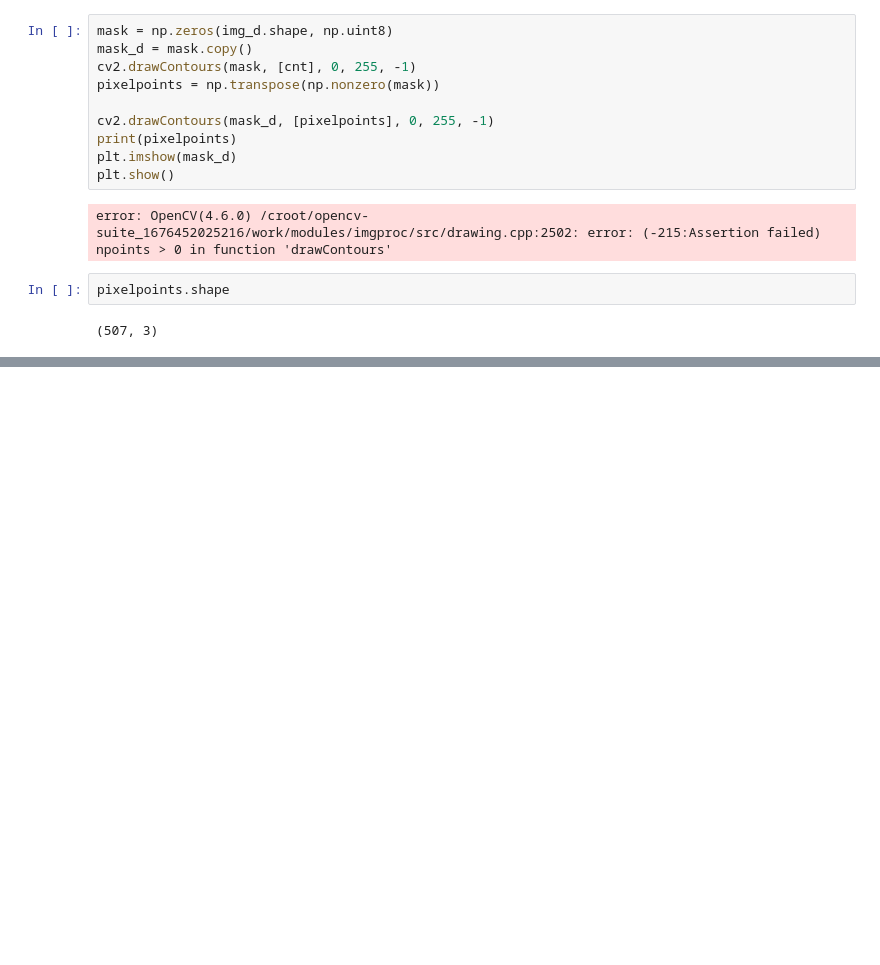
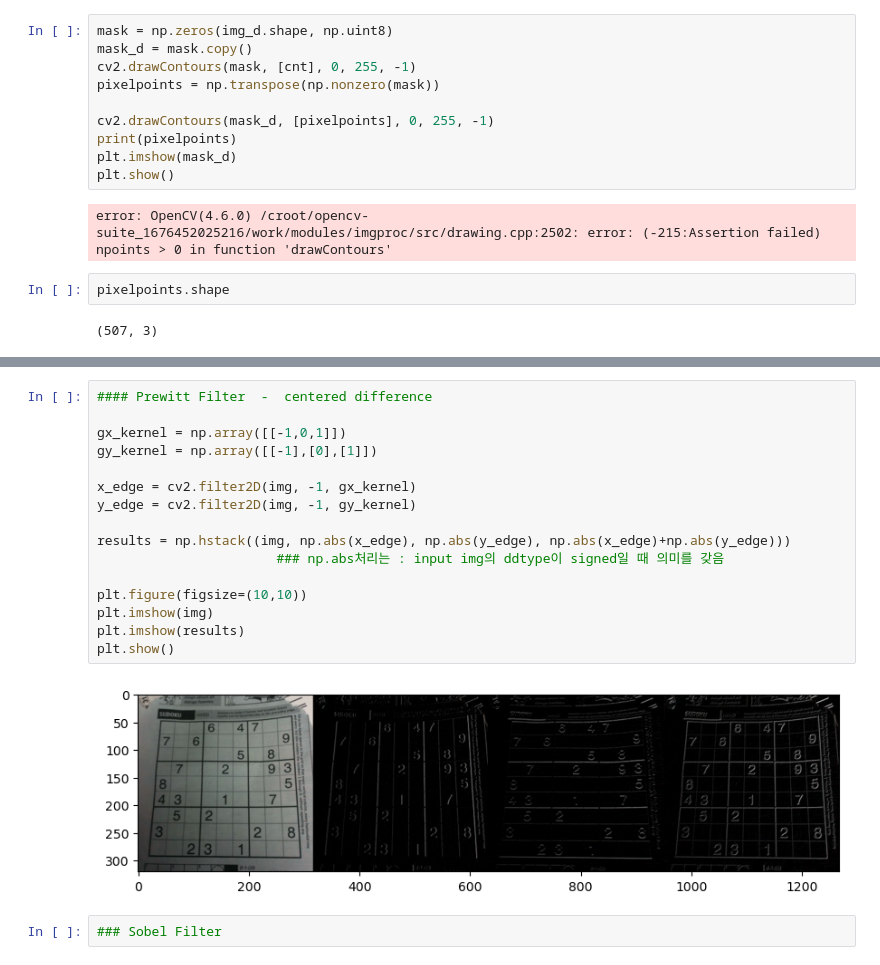
Before and after one commit to K-hyewon/ImageProcessing, a Jupyter notebook: 0407_Contour.ipynb, the cells around one changed output, grey strips where cells are left out. Drawn from its saved outputs; the diff is of its cells as text; blank space fills up the shorter version.

```diff
--- a/0407_Contour.ipynb
+++ b/0407_Contour.ipynb
@@ -136,0 +177,20 @@ pixelpoints.shape
+# %%
+#### Prewitt Filter  -  centered difference
+
+gx_kernel = np.array([[-1,0,1]])
+gy_kernel = np.array([[-1],[0],[1]])
+
+x_edge = cv2.filter2D(img, -1, gx_kernel)
+y_edge = cv2.filter2D(img, -1, gy_kernel)
+
+results = np.hstack((img, np.abs(x_edge), np.abs(y_edge), np.abs(x_edge)+np.abs(y_edge)))
+                       ### np.abs처리는 : input img의 ddtype이 signed일 때 의미를 갖음
+
+plt.figure(figsize=(10,10))
+plt.imshow(img)
+plt.imshow(results)
+plt.show()
+# %% [output]
+[figure, added]
+# %%
+### Sobel Filter
```
Also changed, not shown: parts of 3 cells of this notebook.
